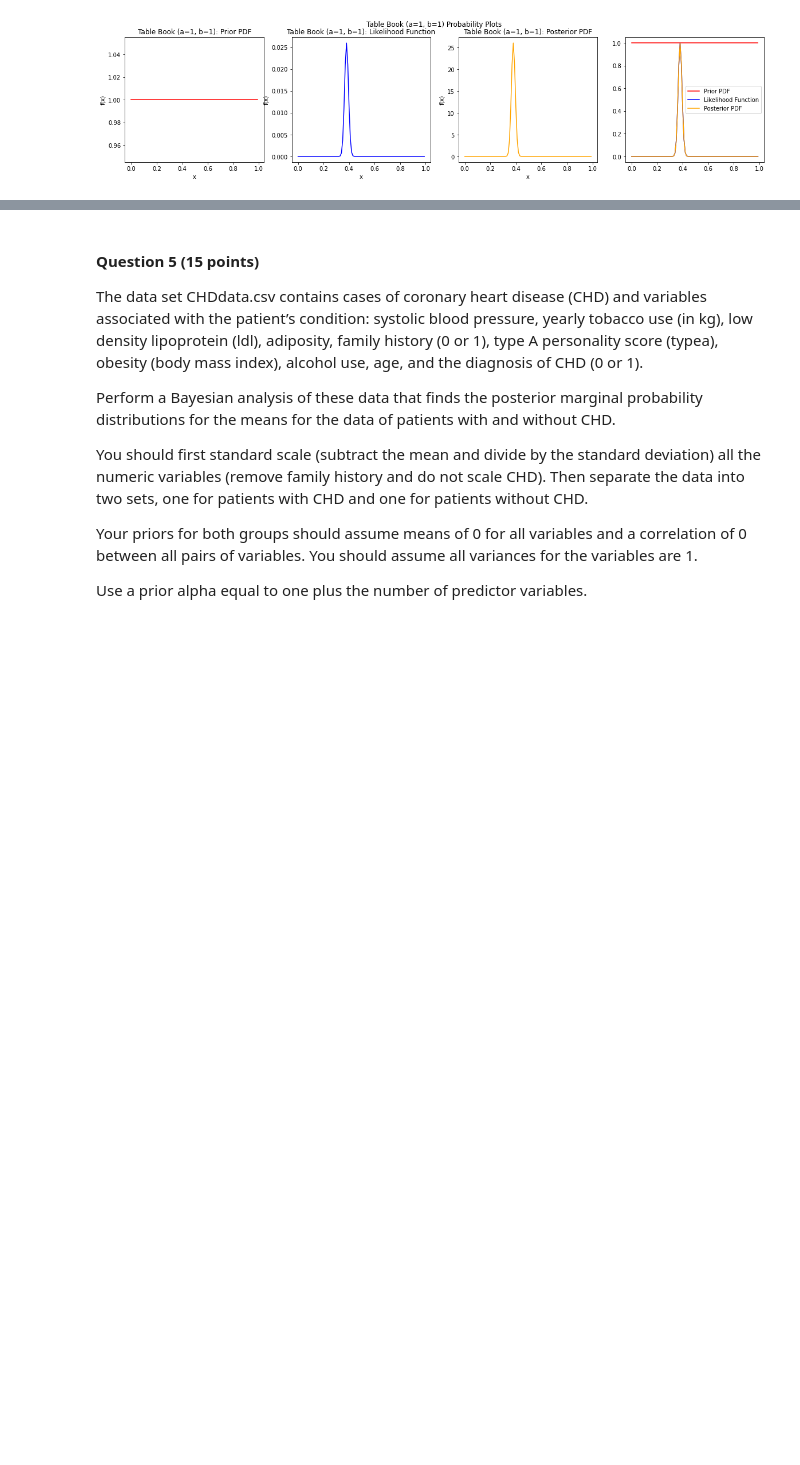
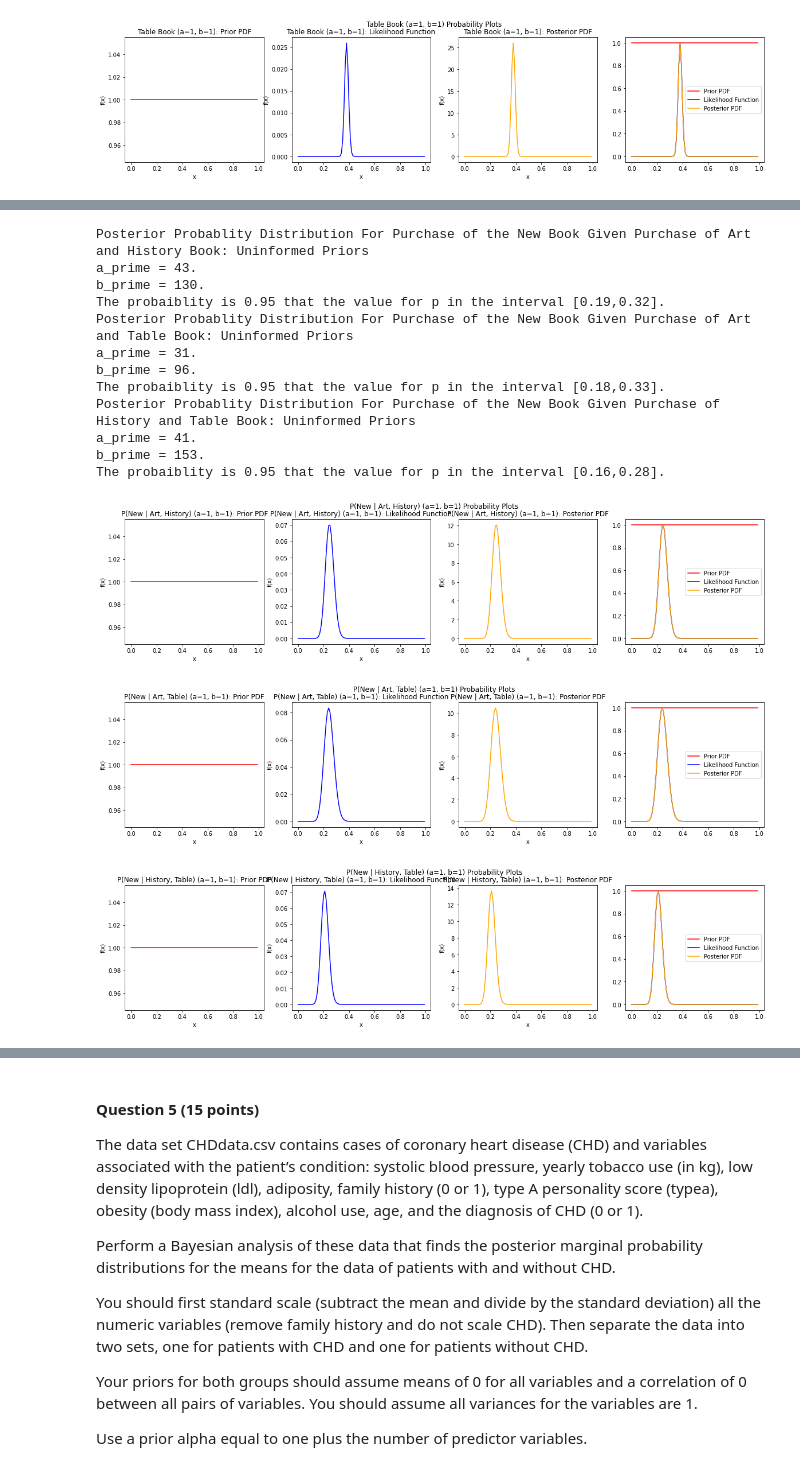
Before and after one commit to hdmcspadden/BayesianML, a Jupyter notebook: Mod2/HW_Mod2_McSpadden_Diana_hdm5s.ipynb, the cells around one changed output, grey strips where cells are left out. Cells and saved outputs as stored; diff of their text form; code cells hidden in the pictures; blank space fills up the shorter version.

```diff
--- a/Mod2/HW_Mod2_McSpadden_Diana_hdm5s.ipynb
+++ b/Mod2/HW_Mod2_McSpadden_Diana_hdm5s.ipynb
@@ -486,0 +567,68 @@ The probaiblity is 0.95 that the value for p in the interval [0.35,0.42].
+# %%
+print("Posterior Probablity Distribution For Purchase of the New Book Given Purchase of Art and History Book: Uninformed Priors")
+
+x = np.arange(0, 1, 0.01)
+Prior, Likelihood, Posterior = posterior_from_conjugate_prior(
+    Likelihood_Dist_Type='Binomial',
+    x=x,
+    n=cnt_purchasedAH,
+    k=cnt_purchasedAH_New,
+    a=1,
+    b=1)
+
+denominator = np.sum(Prior*Likelihood*dx)
+post = Likelihood*Prior / denominator
+printConfidenceInterval(post = post, dx = x[1] - x[0], lb=0.025, ub=0.975)
+printProbPlots(x, Prior, Likelihood, post, "P(New | Art, History) (a=1, b=1)")
+
+print("-"*50)
+
+print("Posterior Probablity Distribution For Purchase of the New Book Given Purchase of Art and Table Book: Uninformed Priors")
+
+x = np.arange(0, 1, 0.01)
+Prior, Likelihood, Posterior = posterior_from_conjugate_prior(
+    Likelihood_Dist_Type='Binomial',
+    x=x,
+    n=cnt_purchasedAT,
+    k=cnt_purchasedAT_New,
+    a=1,
+    b=1)
+
+denominator = np.sum(Prior*Likelihood*dx)
+post = Likelihood*Prior / denominator
+printConfidenceInterval(post = post, dx = x[1] - x[0], lb=0.025, ub=0.975)
+printProbPlots(x, Prior, Likelihood, post, "P(New | Art, Table) (a=1, b=1)")
+
+print("-"*50)
+
+print("Posterior Probablity Distribution For Purchase of the New Book Given Purchase of History and Table Book: Uninformed Priors")
+
+x = np.arange(0, 1, 0.01)
+Prior, Likelihood, Posterior = posterior_from_conjugate_prior(
+    Likelihood_Dist_Type='Binomial',
+    x=x,
+    n=cnt_purchasedTH,
+    k=cnt_purchasedTH_New,
+    a=1,
+    b=1)
+
+denominator = np.sum(Prior*Likelihood*dx)
+post = Likelihood*Prior / denominator
+printConfidenceInterval(post = post, dx = x[1] - x[0], lb=0.025, ub=0.975)
+printProbPlots(x, Prior, Likelihood, post, "P(New | History, Table) (a=1, b=1)")
+# %% [output]
+Posterior Probablity Distribution For Purchase of the New Book Given Purchase of Art and History Book: Uninformed Priors
+a_prime = 43.
+b_prime = 130.
+The probaiblity is 0.95 that the value for p in the interval [0.19,0.32].
+Posterior Probablity Distribution For Purchase of the New Book Given Purchase of Art and Table Book: Uninformed Priors
+a_prime = 31.
+b_prime = 96.
+The probaiblity is 0.95 that the value for p in the interval [0.18,0.33].
+Posterior Probablity Distribution For Purchase of the New Book Given Purchase of History and Table Book: Uninformed Priors
+a_prime = 41.
+b_prime = 153.
+The probaiblity is 0.95 that the value for p in the interval [0.16,0.28].
+[figure, added]
+[figure, added]
+[figure, added]
```
Also changed, not shown: parts of 16 cells of this notebook, 1 other file.
